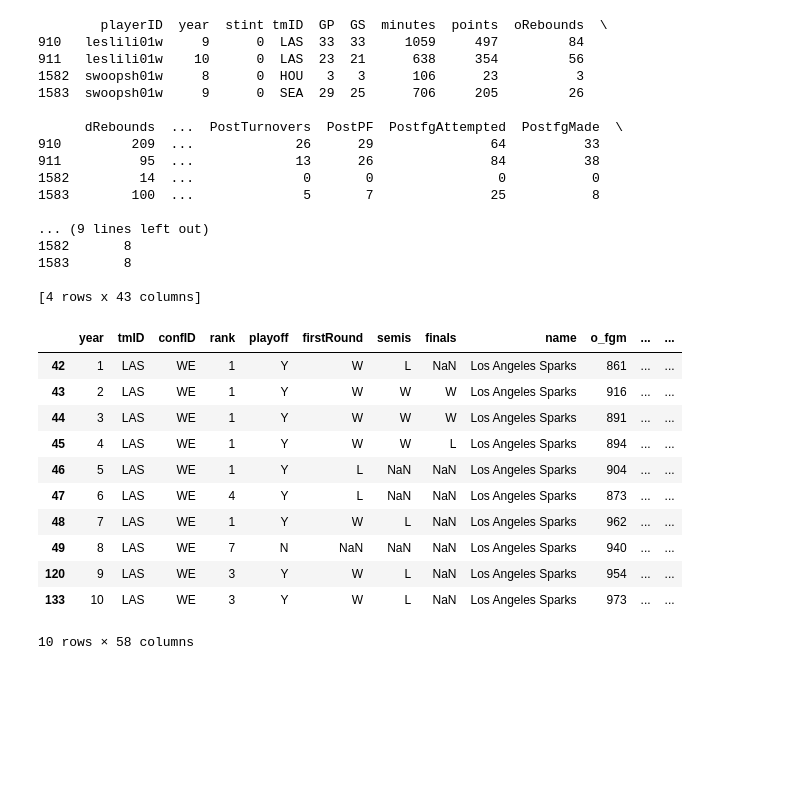
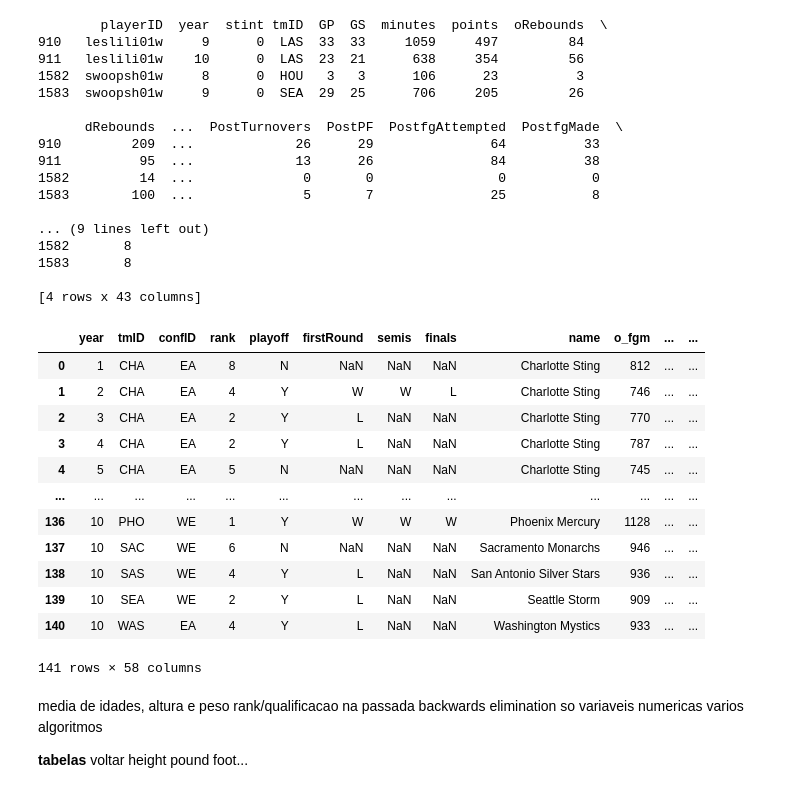
Before and after one commit to jotac431/FEUP-AC, a Jupyter notebook: basket.ipynb, the cells around one changed output. Saved outputs shown, nothing was run; the diff lists cells and outputs as text; code cells hidden in the pictures; blank space fills up the shorter version.

```diff
--- a/basket.ipynb
+++ b/basket.ipynb
@@ -0,0 +1,18 @@
+# %%
+import pandas as pd
+import matplotlib.pyplot as plt
+import seaborn as sns
+import numpy as np
+
+teams_data = pd.read_csv("Dataset/teams.csv")
+correlation_matrix = teams_data.corr(numeric_only=True)
+
+# Generate a mask for the upper triangle
+mask = abs(correlation_matrix) < 0.5
+
+# Create a heatmap
+plt.figure(figsize=(120, 100))
+sns.heatmap(correlation_matrix, annot=True, cmap='coolwarm', mask=mask)
+
+plt.title('Correlation Heatmap')
+plt.show()
@@ -0,0 +21,20 @@
+# %%
+teams_data['PPG'] = teams_data['o_pts'] / teams_data['GP']
+
+ppg_per_team = teams_data.groupby(['name', 'year'])['PPG'].mean().reset_index()
+
+plt.figure(figsize=(12, 10))
+
+colors = plt.cm.tab20([i/len(ppg_per_team['name'].unique()) for i in range(len(ppg_per_team['name'].unique()))])
+plt.rcParams['axes.prop_cycle'] = plt.cycler(color=colors)
+
+for team in ppg_per_team['name'].unique():
+    team_data = ppg_per_team[ppg_per_team['name'] == team]
+    plt.plot(team_data['year'], team_data['PPG'], label=team)
+
+plt.title('Points Per Game (PPG) Evolution per Year for Each Team')
+plt.xlabel('Year')
+plt.ylabel('PPG')
+plt.legend(loc='upper left')
+plt.grid(True)
+plt.show()
@@ -30,43 +67,53 @@ teams_data = pd.read_csv("Dataset/teams.csv")
 players_teams_data = pd.read_csv("Dataset/players_teams.csv")
 awards_players_data = pd.read_csv("Dataset/awards_players.csv")
 players_teams_data['awards'] = 0
 for idx, player in players_teams_data.iterrows():
     awards_until_target_season = awards_players_data[(awards_players_data['playerID'] == player['playerID']) & (awards_players_data['year'] < player['year'])]
     if(not awards_until_target_season.empty):
-        players_teams_data.loc[[idx], 'awards'] = len(awards_until_target_season)
+        players_teams_data.loc[[idx], 'awards'] =  len(awards_until_target_season)
 print(players_teams_data[players_teams_data["awards"]>7] )
 for idx, team in teams_data.iterrows():
         team_awards_until_target_season = players_teams_data[(players_teams_data["year"] == team["year"] )&( players_teams_data["tmID"] == team["tmID"])]
         team_awards_num = team_awards_until_target_season["awards"].sum()
         teams_data.loc[[idx], 'awards'] = team_awards_num
-teams_data[teams_data["tmID"]=="LAS"]
+teams_data
 # %% [output]
         playerID  year  stint tmID  GP  GS  minutes  points  oRebounds  \
 910   leslili01w     9      0  LAS  33  33     1059     497         84
 911   leslili01w    10      0  LAS  23  21      638     354         56
 1582  swoopsh01w     8      0  HOU   3   3      106      23          3
 1583  swoopsh01w     9      0  SEA  29  25      706     205         26
 
       dRebounds  ...  PostTurnovers  PostPF  PostfgAttempted  PostfgMade  \
 910         209  ...             26      29               64          33
 911          95  ...             13      26               84          38
 1582         14  ...              0       0                0           0
 1583        100  ...              5       7               25           8
 
 ... (9 lines left out)
 1582       8
 1583       8
 
 [4 rows x 43 columns]
 |  | year | tmID | confID | rank | playoff | firstRound | semis | finals | name | o_fgm | ... | ... |
-| 42 | 1 | LAS | WE | 1 | Y | W | L | NaN | Los Angeles Sparks | 861 | ... | ... |
-| 43 | 2 | LAS | WE | 1 | Y | W | W | W | Los Angeles Sparks | 916 | ... | ... |
-| 44 | 3 | LAS | WE | 1 | Y | W | W | W | Los Angeles Sparks | 891 | ... | ... |
-| 45 | 4 | LAS | WE | 1 | Y | W | W | L | Los Angeles Sparks | 894 | ... | ... |
-| 46 | 5 | LAS | WE | 1 | Y | L | NaN | NaN | Los Angeles Sparks | 904 | ... | ... |
-| 47 | 6 | LAS | WE | 4 | Y | L | NaN | NaN | Los Angeles Sparks | 873 | ... | ... |
-| 48 | 7 | LAS | WE | 1 | Y | W | L | NaN | Los Angeles Sparks | 962 | ... | ... |
-| 49 | 8 | LAS | WE | 7 | N | NaN | NaN | NaN | Los Angeles Sparks | 940 | ... | ... |
-| 120 | 9 | LAS | WE | 3 | Y | W | L | NaN | Los Angeles Sparks | 954 | ... | ... |
-| 133 | 10 | LAS | WE | 3 | Y | W | L | NaN | Los Angeles Sparks | 973 | ... | ... |
+| 0 | 1 | CHA | EA | 8 | N | NaN | NaN | NaN | Charlotte Sting | 812 | ... | ... |
+| 1 | 2 | CHA | EA | 4 | Y | W | W | L | Charlotte Sting | 746 | ... | ... |
+| 2 | 3 | CHA | EA | 2 | Y | L | NaN | NaN | Charlotte Sting | 770 | ... | ... |
+| 3 | 4 | CHA | EA | 2 | Y | L | NaN | NaN | Charlotte Sting | 787 | ... | ... |
+| 4 | 5 | CHA | EA | 5 | N | NaN | NaN | NaN | Charlotte Sting | 745 | ... | ... |
+| ... | ... | ... | ... | ... | ... | ... | ... | ... | ... | ... | ... | ... |
+| 136 | 10 | PHO | WE | 1 | Y | W | W | W | Phoenix Mercury | 1128 | ... | ... |
+| 137 | 10 | SAC | WE | 6 | N | NaN | NaN | NaN | Sacramento Monarchs | 946 | ... | ... |
+| 138 | 10 | SAS | WE | 4 | Y | L | NaN | NaN | San Antonio Silver Stars | 936 | ... | ... |
+| 139 | 10 | SEA | WE | 2 | Y | L | NaN | NaN | Seattle Storm | 909 | ... | ... |
+| 140 | 10 | WAS | EA | 4 | Y | L | NaN | NaN | Washington Mystics | 933 | ... | ... |
-10 rows × 58 columns
+141 rows × 58 columns
+# %% [markdown]
+media de idades, altura e peso
+rank/qualificacao na passada
+backwards elimination
+so variaveis numericas
+varios algoritmos
+
+**tabelas**
+voltar height pound foot...
```
Also changed, not shown: parts of 3 cells of this notebook.
